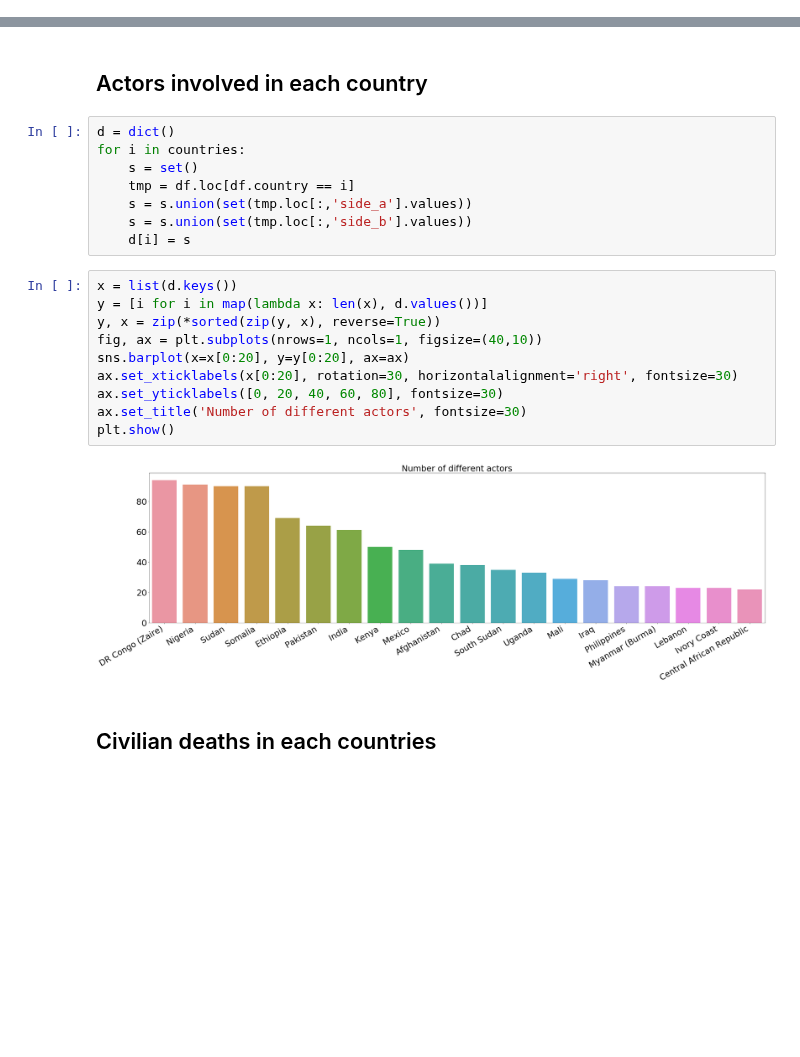
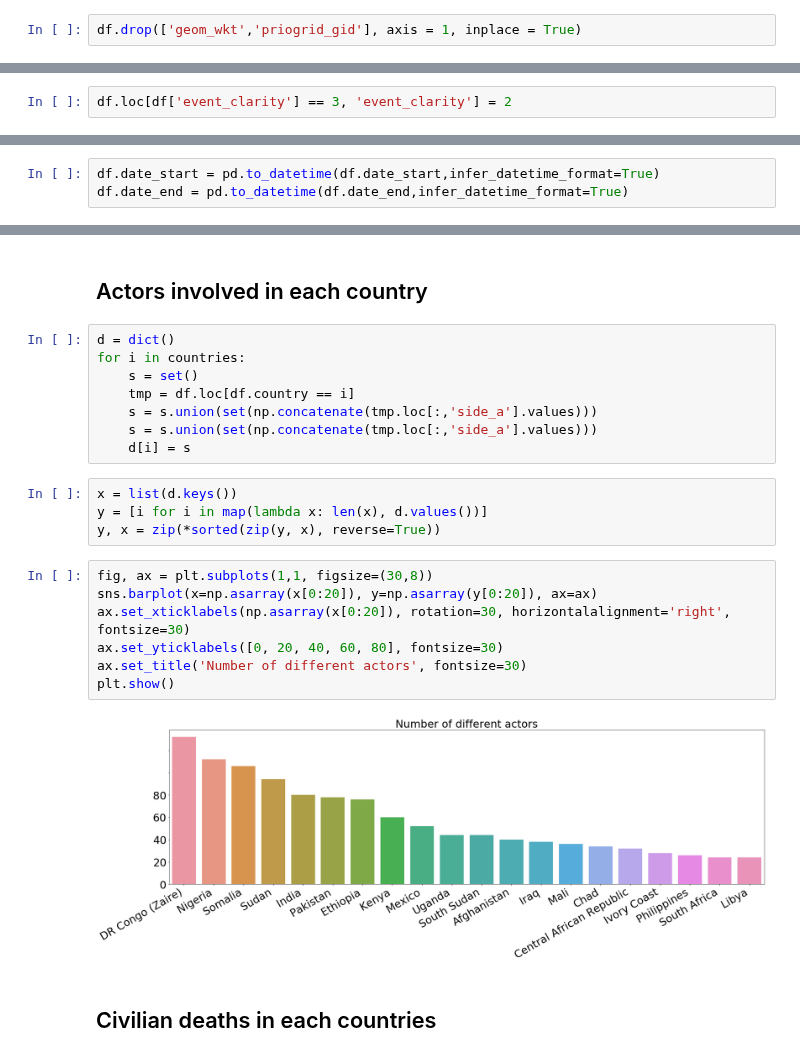
Before and after one commit to armand33/applied_data_analysis_2017, a Jupyter notebook: project/notebooks/Analysis of geographical data.ipynb, the cells around one changed output, grey strips where cells are left out. Drawn from its saved outputs; the diff is of its cells as text; blank space fills up the shorter version.

```diff
--- a/project/notebooks/Analysis of geographical data.ipynb
+++ b/project/notebooks/Analysis of geographical data.ipynb
@@ -321,3 +432,5 @@ Variable Name | Content|Type
+# %%
+df.drop(['geom_wkt','priogrid_gid'], axis = 1, inplace = True)
 # %% [markdown]
 #### Countries
 The represented countries are:
@@ -362,0 +491,2 @@ Variable Name | Content|Type
+# %%
+df.loc[df['event_clarity'] == 3, 'event_clarity'] = 2
@@ -371,0 +512,3 @@ Variable Name | Content|Type
+# %%
+df.date_start = pd.to_datetime(df.date_start,infer_datetime_format=True)
+df.date_end = pd.to_datetime(df.date_end,infer_datetime_format=True)
@@ -411,21 +605,22 @@ d = dict()
 for i in countries:
     s = set()
     tmp = df.loc[df.country == i]
-    s = s.union(set(tmp.loc[:,'side_a'].values))
-    s = s.union(set(tmp.loc[:,'side_b'].values))
+    s = s.union(set(np.concatenate(tmp.loc[:,'side_a'].values)))
+    s = s.union(set(np.concatenate(tmp.loc[:,'side_a'].values)))
     d[i] = s
+# %%
+x = list(d.keys())
+y = [i for i in map(lambda x: len(x), d.values())]
+y, x = zip(*sorted(zip(y, x), reverse=True))
 # %%
-x = list(d.keys())
-y = [i for i in map(lambda x: len(x), d.values())]
-y, x = zip(*sorted(zip(y, x), reverse=True))
-fig, ax = plt.subplots(nrows=1, ncols=1, figsize=(40,10))
-sns.barplot(x=x[0:20], y=y[0:20], ax=ax)
-ax.set_xticklabels(x[0:20], rotation=30, horizontalalignment='right', fontsize=30)
+fig, ax = plt.subplots(1,1, figsize=(30,8))
+sns.barplot(x=np.asarray(x[0:20]), y=np.asarray(y[0:20]), ax=ax)
+ax.set_xticklabels(np.asarray(x[0:20]), rotation=30, horizontalalignment='right', fontsize=30)
 ax.set_yticklabels([0, 20, 40, 60, 80], fontsize=30)
 ax.set_title('Number of different actors', fontsize=30)
 plt.show()
 # %% [output]
-[figure, old version]
+[figure, new version]
 # %% [markdown]
 ## Civilian deaths in each countries
 # %%
```
Also changed, not shown: parts of 62 cells of this notebook, 1 other file.
